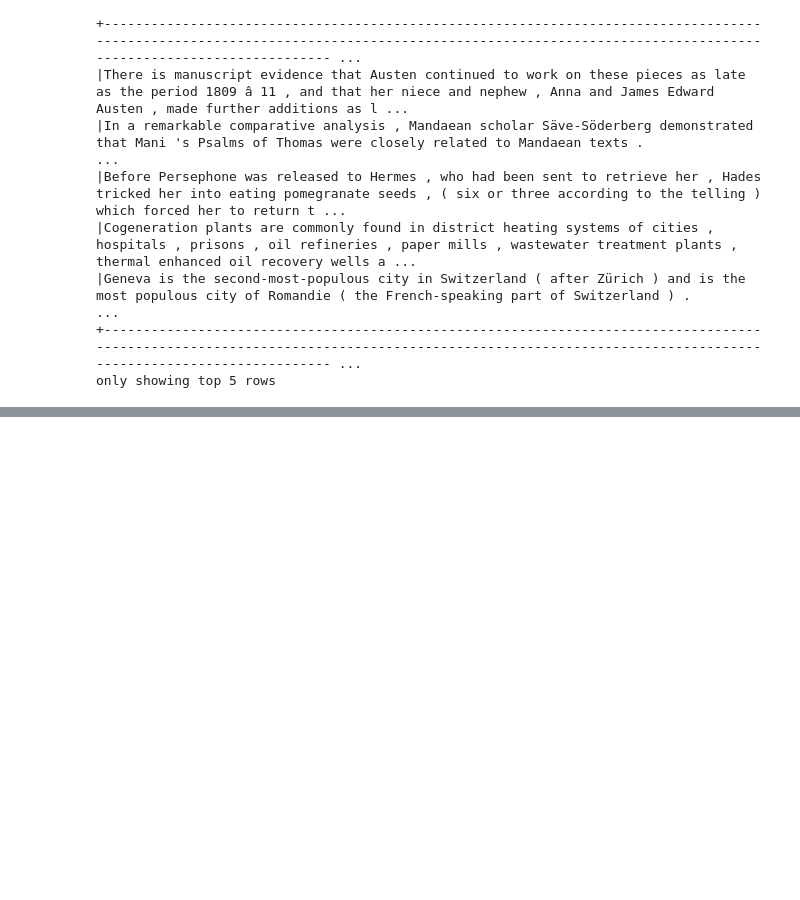
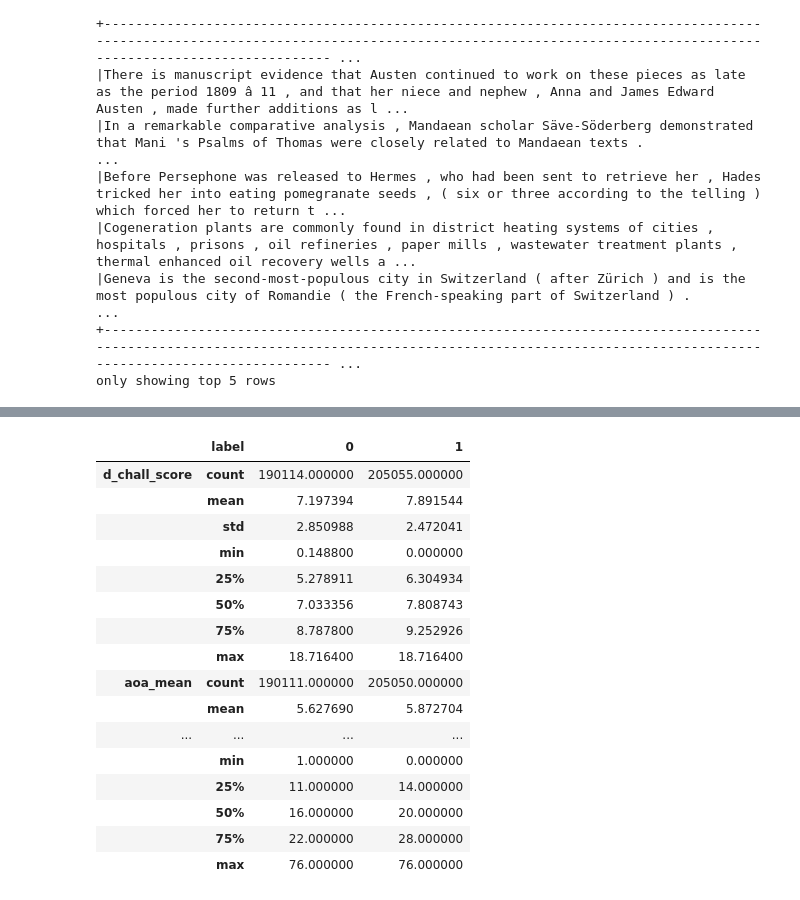
Before and after one commit to Tstrebe2/predicting-text-difficulty, a Jupyter notebook: code/tim-text-cleaning-pipeline.ipynb, the cells around one changed output, grey strips where cells are left out. Cells and saved outputs as stored; diff of their text form; code cells hidden in the pictures; blank space fills up the shorter version.

```diff
--- a/code/tim-text-cleaning-pipeline.ipynb
+++ b/code/tim-text-cleaning-pipeline.ipynb
@@ -247,0 +270,22 @@ df.head()
+# %%
+pd.set_option("display.max_rows", 80)
+
+df.iloc[:, 2:].groupby('label').describe().T
+# %% [output]
+|  | label | 0 | 1 |
+| d_chall_score | count | 190114.000000 | 205055.000000 |
+|  | mean | 7.197394 | 7.891544 |
+|  | std | 2.850988 | 2.472041 |
+|  | min | 0.148800 | 0.000000 |
+|  | 25% | 5.278911 | 6.304934 |
+|  | 50% | 7.033356 | 7.808743 |
+|  | 75% | 8.787800 | 9.252926 |
+|  | max | 18.716400 | 18.716400 |
+| aoa_mean | count | 190111.000000 | 205050.000000 |
+|  | mean | 5.627690 | 5.872704 |
+| ... | ... | ... | ... |
+|  | min | 1.000000 | 0.000000 |
+|  | 25% | 11.000000 | 14.000000 |
+|  | 50% | 16.000000 | 20.000000 |
+|  | 75% | 22.000000 | 28.000000 |
+|  | max | 76.000000 | 76.000000 |
```
Also changed, not shown: parts of 6 cells of this notebook.
